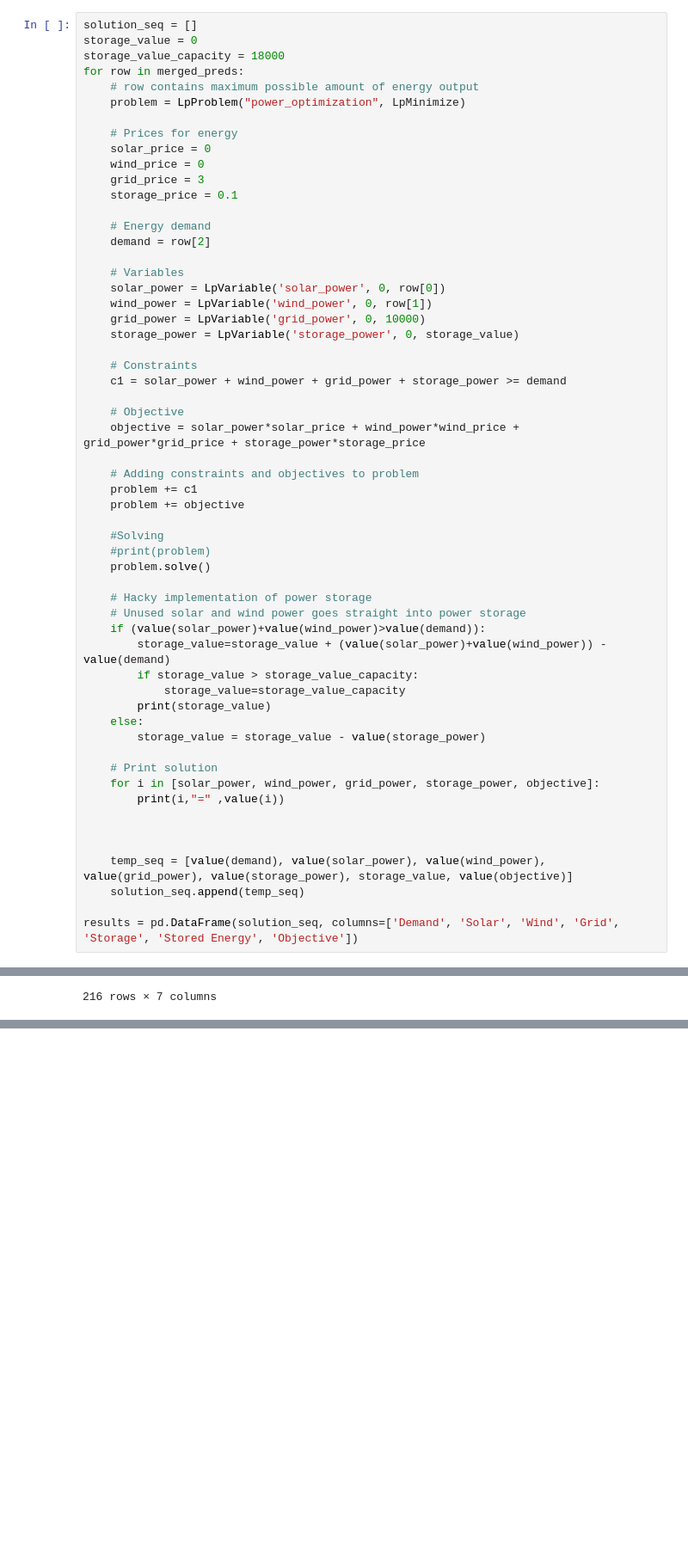
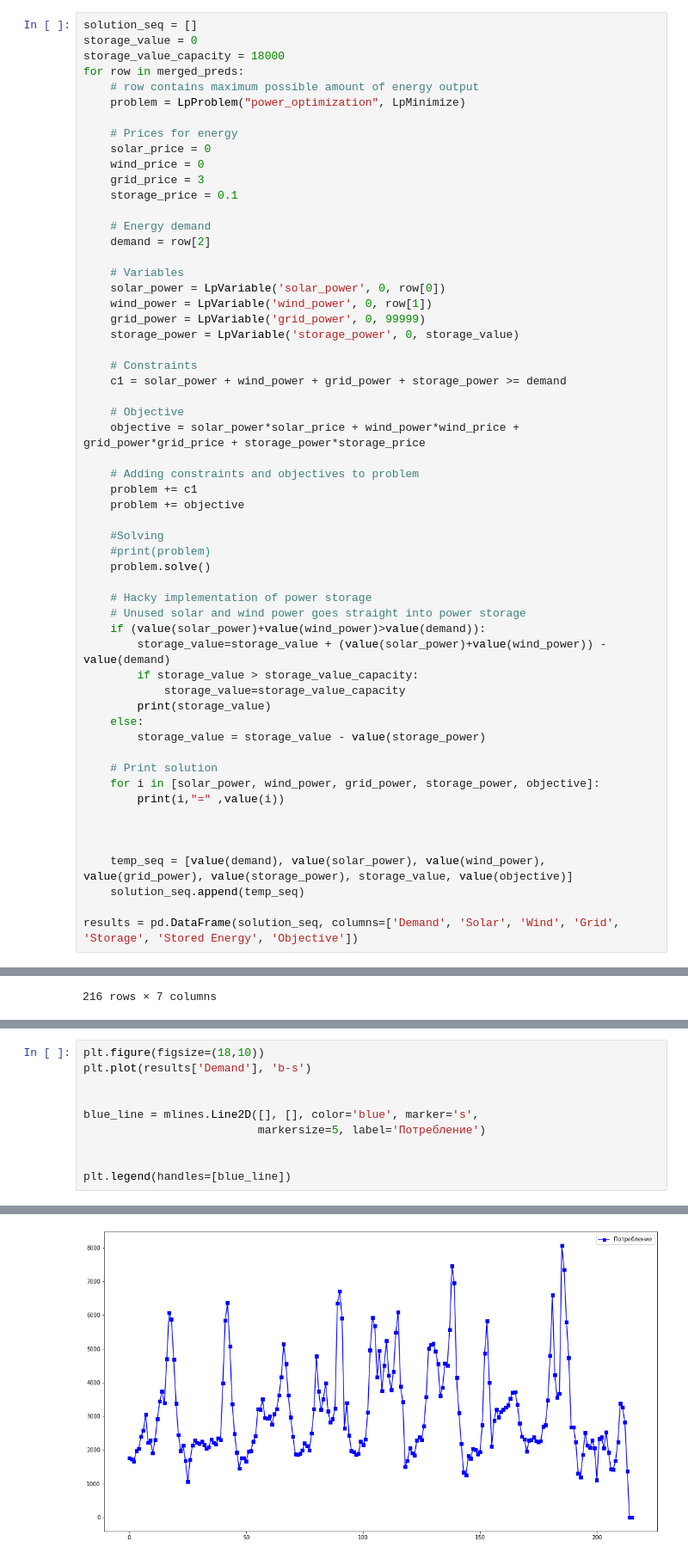
Before and after one commit to irutheu/Energy_Dissertation, a Jupyter notebook: model_simulation/model_1.ipynb, the cells around one changed output, grey strips where cells are left out. Shown at 86% size. Saved outputs shown, nothing was run; the diff lists cells and outputs as text; blank space fills up the shorter version.

Commit message:
added individual graphs for all energy sources and demand

```diff
--- a/model_simulation/model_1.ipynb
+++ b/model_simulation/model_1.ipynb
@@ -464,7 +464,7 @@ for row in merged_preds:
     # Variables
     solar_power = LpVariable('solar_power', 0, row[0])
     wind_power = LpVariable('wind_power', 0, row[1])
-    grid_power = LpVariable('grid_power', 0, 10000)
+    grid_power = LpVariable('grid_power', 0, 99999)
     storage_power = LpVariable('storage_power', 0, storage_value)
 
     # Constraints
@@ -561,3 +561,14 @@ plt.legend(handles=[blue_line, red_line, green_line, yellow_line, black_line, ma
 # %% [output]
 <matplotlib.legend.Legend at 0x...>
 [figure]
+# %%
+plt.figure(figsize=(18,10))
+plt.plot(results['Demand'], 'b-s')
+
+
+blue_line = mlines.Line2D([], [], color='blue', marker='s',
+                          markersize=5, label='Потребление')
+
+
+plt.legend(handles=[blue_line])
+# %% [output]
@@ -563,0 +576 @@ plt.legend(handles=[blue_line, red_line, green_line, yellow_line, black_line, ma
+[figure, added]
```
Also changed, not shown: parts of 5 cells of this notebook, 5 other files.
